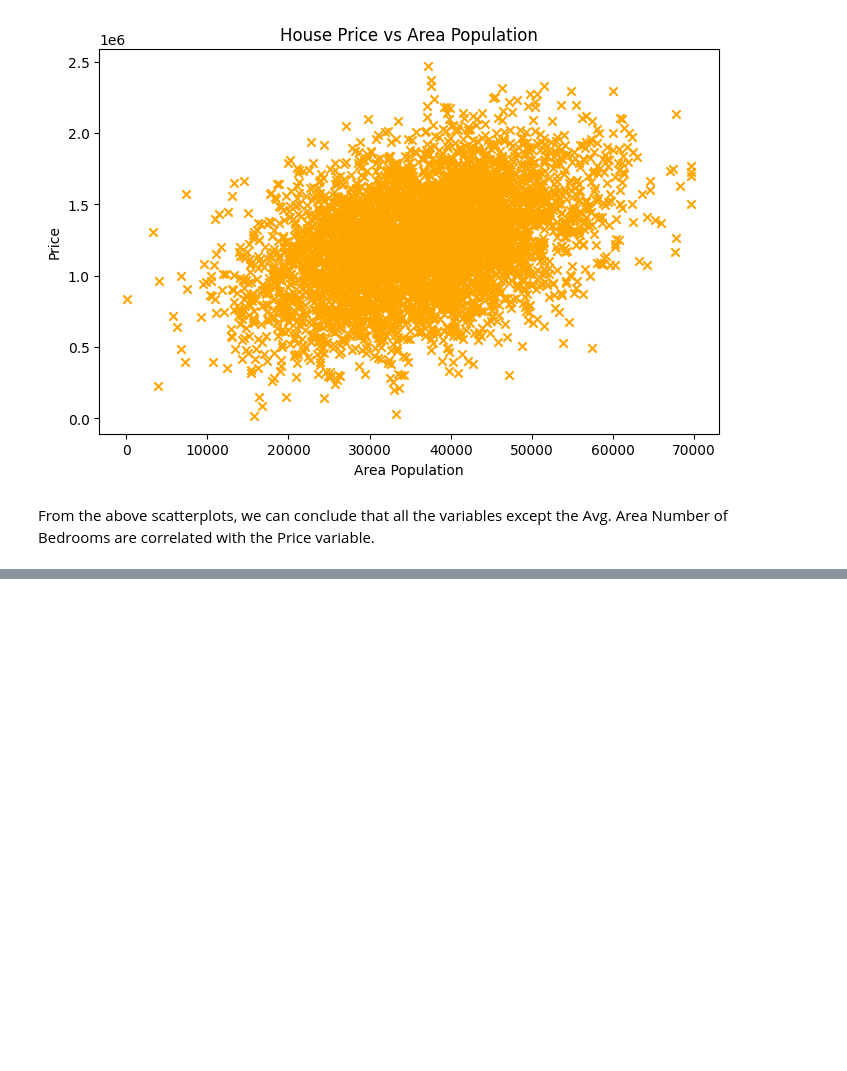
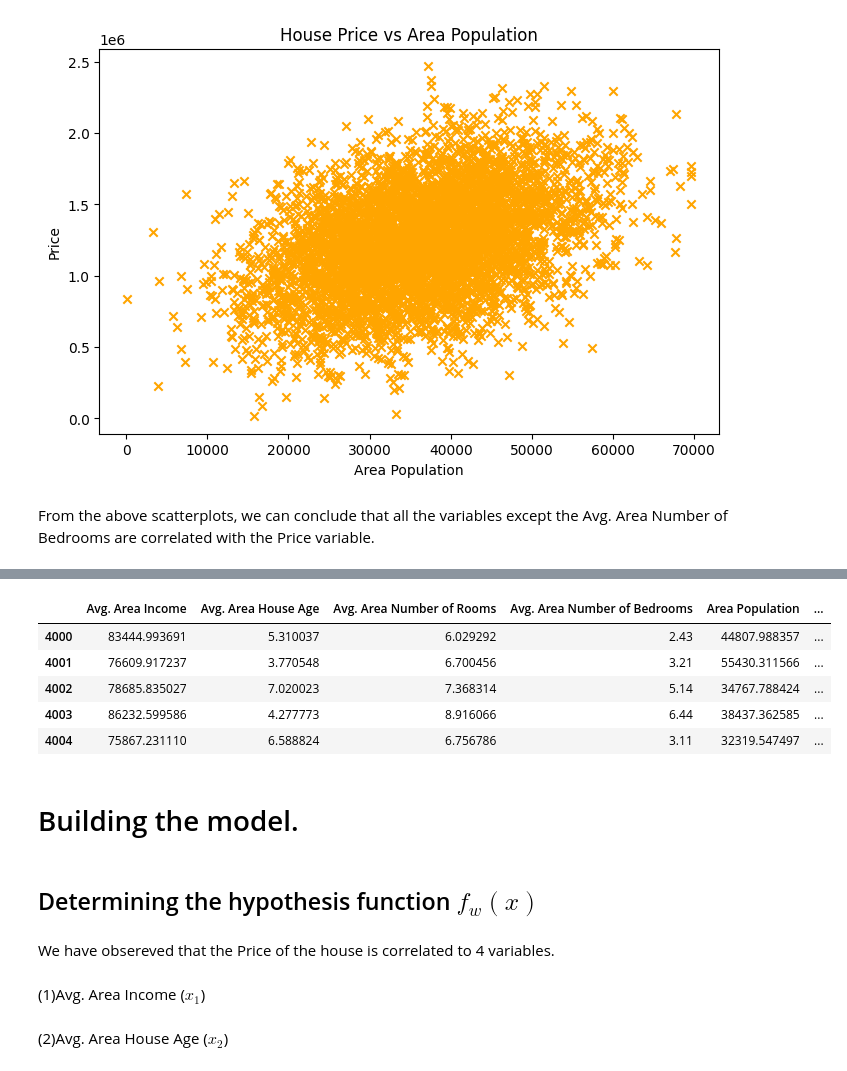
Before and after one commit to stuphy13/ReelEstate, a Jupyter notebook: ReelEstate.ipynb, the cells around one changed output, grey strips where cells are left out. Cells and saved outputs as stored; diff of their text form; code cells hidden in the pictures; blank space fills up the shorter version.

```diff
--- a/ReelEstate.ipynb
+++ b/ReelEstate.ipynb
@@ -163,0 +184,19 @@ From the above scatterplots, we can conclude that all the variables except the A
+# %%
+df_test.head()
+# %% [output]
+|  | Avg. Area Income | Avg. Area House Age | Avg. Area Number of Rooms | Avg. Area Number of Bedrooms | Area Population | ... |
+| 4000 | 83444.993691 | 5.310037 | 6.029292 | 2.43 | 44807.988357 | ... |
+| 4001 | 76609.917237 | 3.770548 | 6.700456 | 3.21 | 55430.311566 | ... |
+| 4002 | 78685.835027 | 7.020023 | 7.368314 | 5.14 | 34767.788424 | ... |
+| 4003 | 86232.599586 | 4.277773 | 8.916066 | 6.44 | 38437.362585 | ... |
+| 4004 | 75867.231110 | 6.588824 | 6.756786 | 3.11 | 32319.547497 | ... |
+# %% [markdown]
+# Building the model.
+# %% [markdown]
+## Determining the hypothesis function $ f_w(x) $
+# %% [markdown]
+We have obsereved that the Price of the house is correlated to 4 variables.
+# %% [markdown]
+(1)Avg. Area Income ($x_1$)
+# %% [markdown]
+(2)Avg. Area House Age ($ x_2 $)
```
Also changed, not shown: parts of 33 cells of this notebook.
